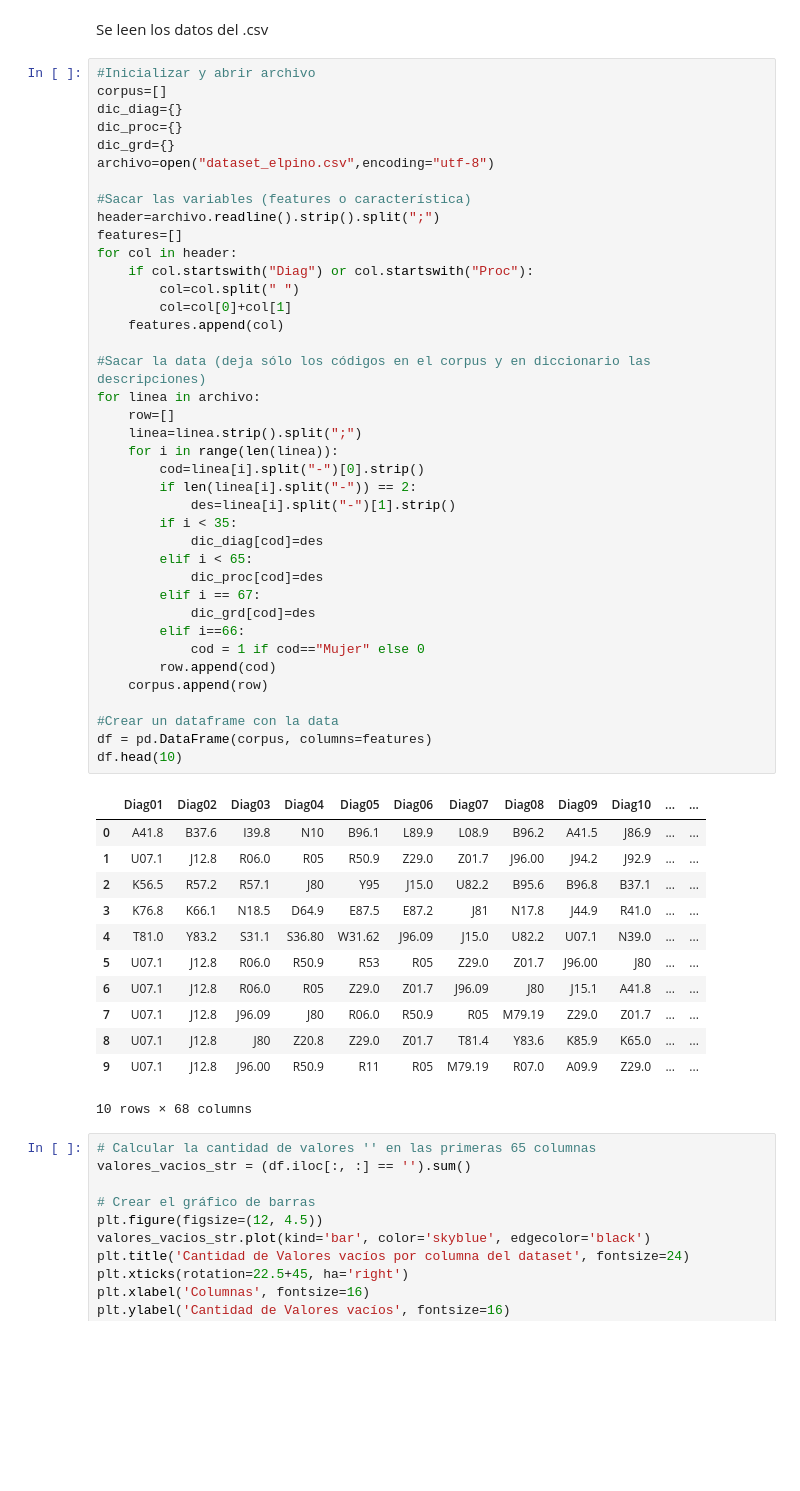
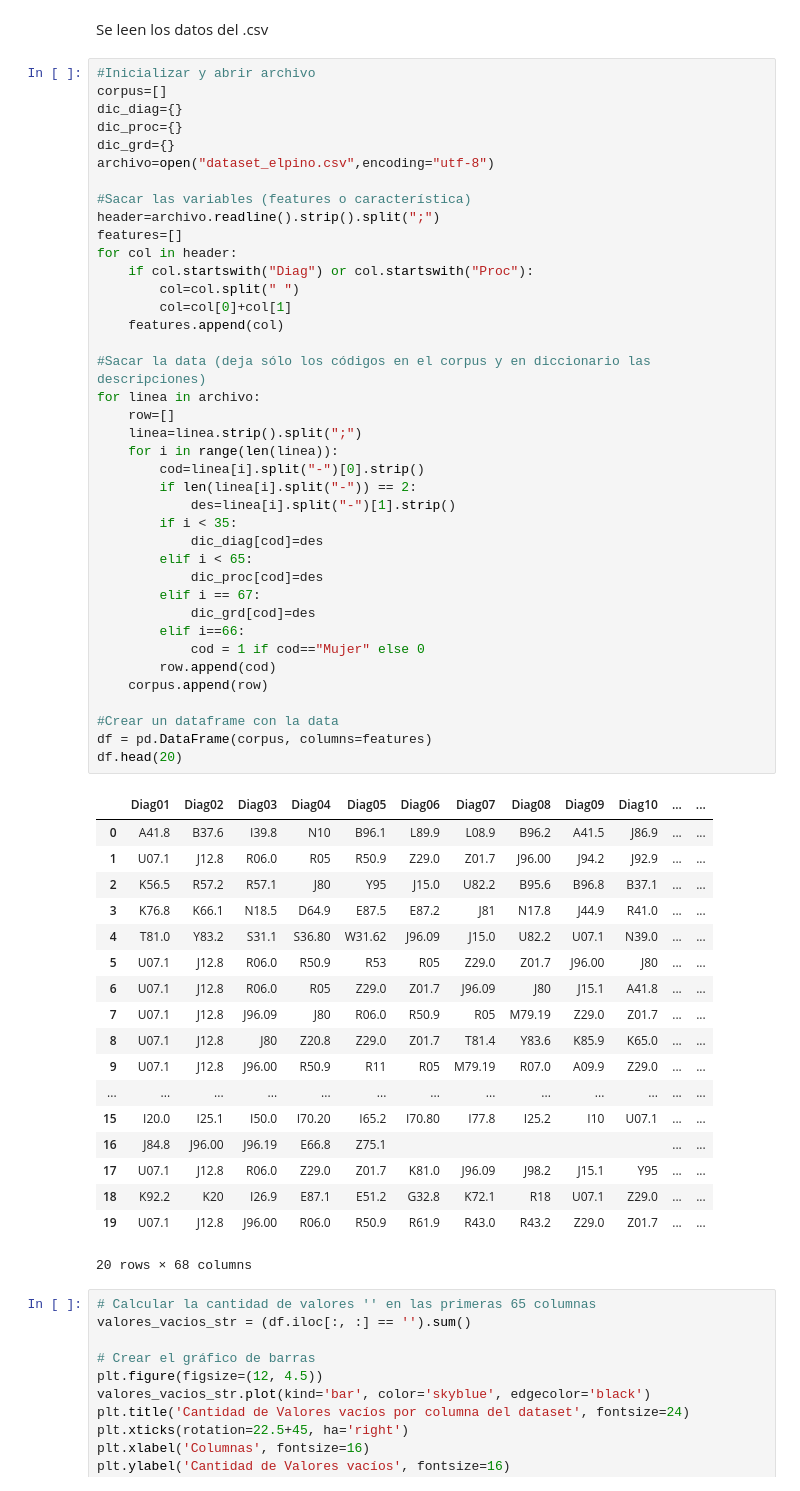
Before and after one commit to BobCortesP/ProyectoML, a Jupyter notebook: ultimoIntento.ipynb, the cells around one changed output. Saved outputs shown, nothing was run; the diff lists cells and outputs as text; blank space fills up the shorter version.

```diff
--- a/ultimoIntento.ipynb
+++ b/ultimoIntento.ipynb
@@ -39,35 +46,41 @@ for linea in archivo:
     linea=linea.strip().split(";")
     for i in range(len(linea)):
         cod=linea[i].split("-")[0].strip()
         if len(linea[i].split("-")) == 2:
             des=linea[i].split("-")[1].strip()
         if i < 35:
             dic_diag[cod]=des
         elif i < 65:
             dic_proc[cod]=des
         elif i == 67:
             dic_grd[cod]=des
         elif i==66:
             cod = 1 if cod=="Mujer" else 0
         row.append(cod)
     corpus.append(row)
 
 #Crear un dataframe con la data
 df = pd.DataFrame(corpus, columns=features)
-df.head(10)
+df.head(20)
 # %% [output]
 |  | Diag01 | Diag02 | Diag03 | Diag04 | Diag05 | Diag06 | Diag07 | Diag08 | Diag09 | Diag10 | ... | ... |
 | 0 | A41.8 | B37.6 | I39.8 | N10 | B96.1 | L89.9 | L08.9 | B96.2 | A41.5 | J86.9 | ... | ... |
 | 1 | U07.1 | J12.8 | R06.0 | R05 | R50.9 | Z29.0 | Z01.7 | J96.00 | J94.2 | J92.9 | ... | ... |
 | 2 | K56.5 | R57.2 | R57.1 | J80 | Y95 | J15.0 | U82.2 | B95.6 | B96.8 | B37.1 | ... | ... |
 | 3 | K76.8 | K66.1 | N18.5 | D64.9 | E87.5 | E87.2 | J81 | N17.8 | J44.9 | R41.0 | ... | ... |
 | 4 | T81.0 | Y83.2 | S31.1 | S36.80 | W31.62 | J96.09 | J15.0 | U82.2 | U07.1 | N39.0 | ... | ... |
 | 5 | U07.1 | J12.8 | R06.0 | R50.9 | R53 | R05 | Z29.0 | Z01.7 | J96.00 | J80 | ... | ... |
 | 6 | U07.1 | J12.8 | R06.0 | R05 | Z29.0 | Z01.7 | J96.09 | J80 | J15.1 | A41.8 | ... | ... |
 | 7 | U07.1 | J12.8 | J96.09 | J80 | R06.0 | R50.9 | R05 | M79.19 | Z29.0 | Z01.7 | ... | ... |
 | 8 | U07.1 | J12.8 | J80 | Z20.8 | Z29.0 | Z01.7 | T81.4 | Y83.6 | K85.9 | K65.0 | ... | ... |
 | 9 | U07.1 | J12.8 | J96.00 | R50.9 | R11 | R05 | M79.19 | R07.0 | A09.9 | Z29.0 | ... | ... |
+| ... | ... | ... | ... | ... | ... | ... | ... | ... | ... | ... | ... | ... |
+| 15 | I20.0 | I25.1 | I50.0 | I70.20 | I65.2 | I70.80 | I77.8 | I25.2 | I10 | U07.1 | ... | ... |
+| 16 | J84.8 | J96.00 | J96.19 | E66.8 | Z75.1 |  |  |  |  |  | ... | ... |
+| 17 | U07.1 | J12.8 | R06.0 | Z29.0 | Z01.7 | K81.0 | J96.09 | J98.2 | J15.1 | Y95 | ... | ... |
+| 18 | K92.2 | K20 | I26.9 | E87.1 | E51.2 | G32.8 | K72.1 | R18 | U07.1 | Z29.0 | ... | ... |
+| 19 | U07.1 | J12.8 | J96.00 | R06.0 | R50.9 | R61.9 | R43.0 | R43.2 | Z29.0 | Z01.7 | ... | ... |
-10 rows × 68 columns
+20 rows × 68 columns
 # %%
 # Calcular la cantidad de valores '' en las primeras 65 columnas
 valores_vacios_str = (df.iloc[:, :] == '').sum()
```
Also changed, not shown: parts of 59 cells of this notebook.
